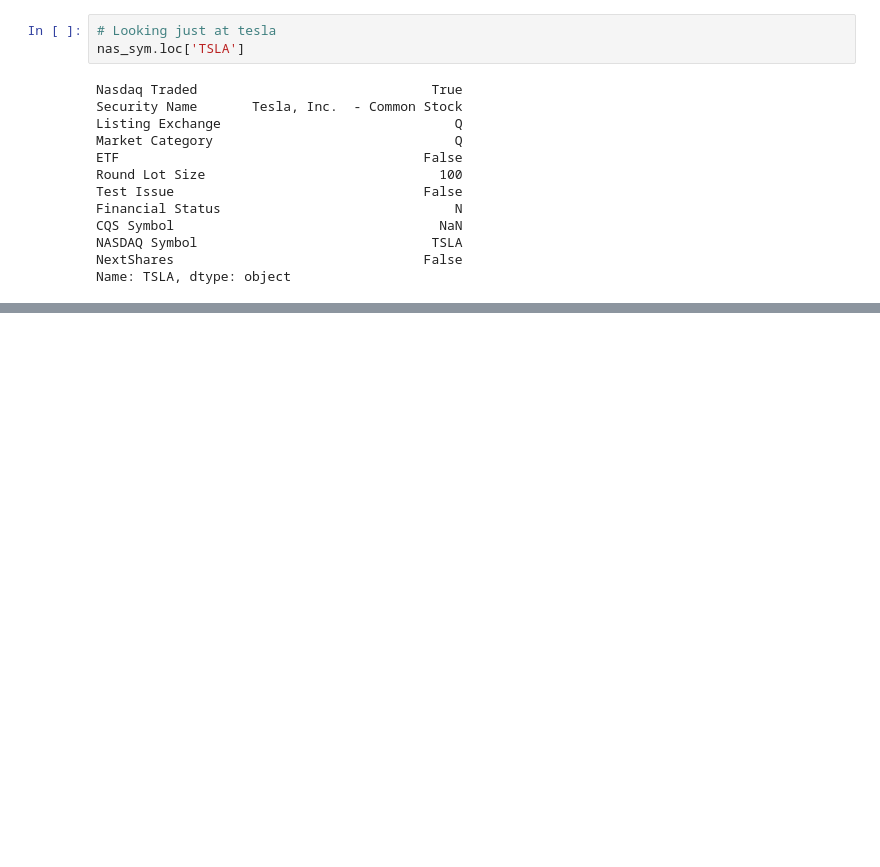
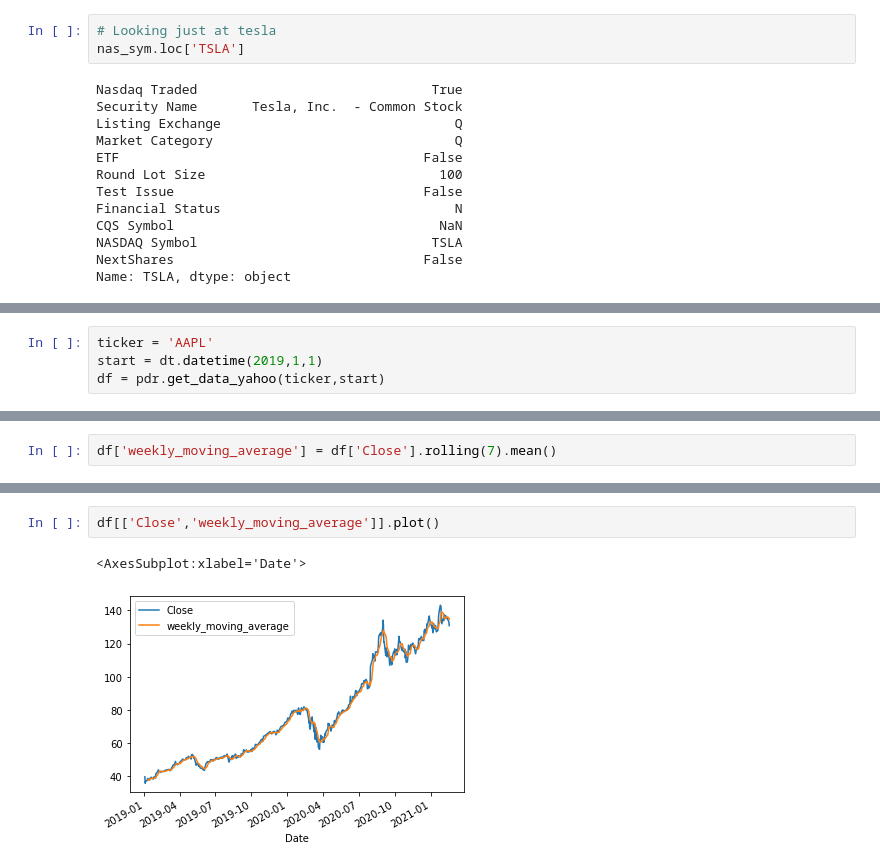
Before and after one commit to george887/IEX_API, a Jupyter notebook: Pandas_Datareader_for_API.ipynb, the cells around one changed output, grey strips where cells are left out. Drawn from its saved outputs; the diff is of its cells as text; blank space fills up the shorter version.

Commit message:
Adding moving averages

```diff
--- a/Pandas_Datareader_for_API.ipynb
+++ b/Pandas_Datareader_for_API.ipynb
@@ -133,0 +136,4 @@ Name: TSLA, dtype: object
+# %%
+ticker = 'AAPL'
+start = dt.datetime(2019,1,1)
+df = pdr.get_data_yahoo(ticker,start)
@@ -133,0 +178,2 @@ Name: TSLA, dtype: object
+# %%
+df['weekly_moving_average'] = df['Close'].rolling(7).mean()
@@ -133,0 +192,5 @@ Name: TSLA, dtype: object
+# %%
+df[['Close','weekly_moving_average']].plot()
+# %% [output]
+<AxesSubplot:xlabel='Date'>
+[figure, added]
```
Also changed, not shown: parts of 11 cells of this notebook.
